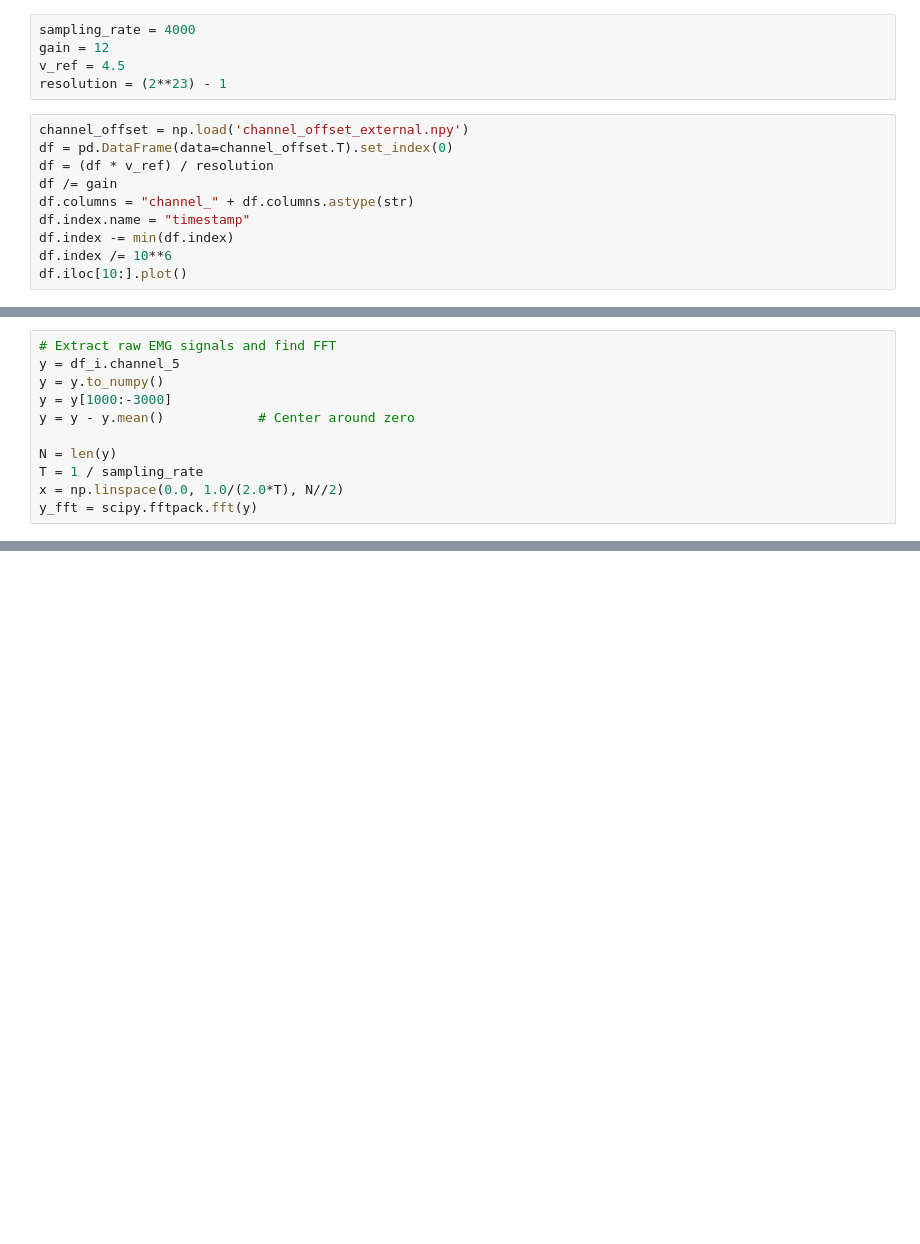
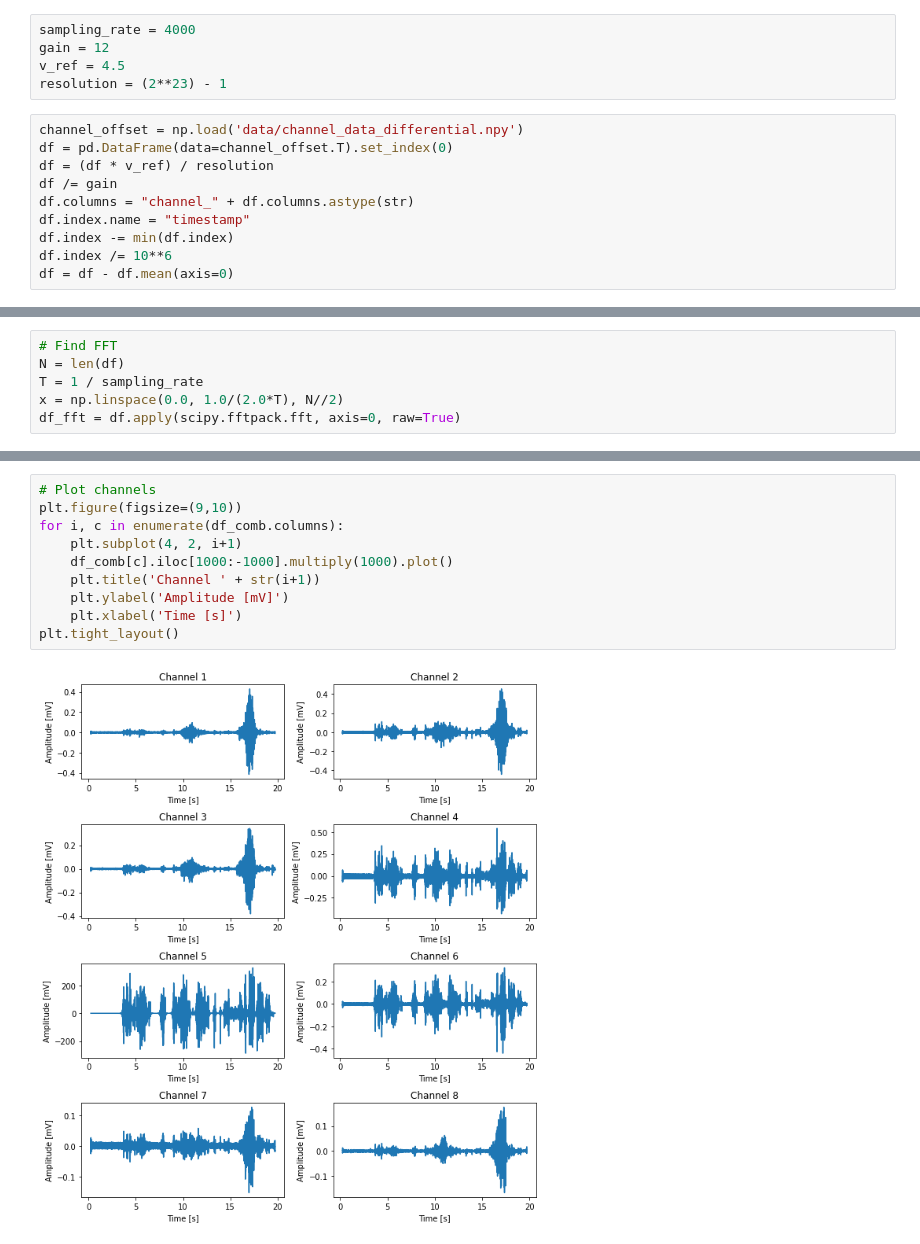
Before and after one commit to kstray/master-thesis-implementation, a Jupyter notebook: emg_processing.ipynb, the cells around one changed output, grey strips where cells are left out. Cells and saved outputs as stored; diff of their text form; blank space fills up the shorter version.

```diff
--- a/emg_processing.ipynb
+++ b/emg_processing.ipynb
@@ -11,7 +11,7 @@ gain = 12
 v_ref = 4.5
 resolution = (2**23) - 1
 # %%
-channel_offset = np.load('channel_offset_external.npy')
+channel_offset = np.load('data/channel_data_differential.npy')
 df = pd.DataFrame(data=channel_offset.T).set_index(0)
 df = (df * v_ref) / resolution
 df /= gain
@@ -19,4 +19,4 @@ df.columns = "channel_" + df.columns.astype(str)
 df.index.name = "timestamp"
 df.index -= min(df.index)
 df.index /= 10**6
-df.iloc[10:].plot()
+df = df - df.mean(axis=0)
@@ -58,14 +23,9 @@ Text(0.5, 0, 'Time')
 # %%
-# Extract raw EMG signals and find FFT
-y = df_i.channel_5
-y = y.to_numpy()
-y = y[1000:-3000]
-y = y - y.mean()            # Center around zero
-
-N = len(y)
+# Find FFT
+N = len(df)
 T = 1 / sampling_rate
 x = np.linspace(0.0, 1.0/(2.0*T), N//2)
-y_fft = scipy.fftpack.fft(y)
+df_fft = df.apply(scipy.fftpack.fft, axis=0, raw=True)
 # %%
 # Bandpass filter
 high = 20        # Remove DC-related noise
@@ -242,0 +113,12 @@ snr.mean()
+# %%
+# Plot channels
+plt.figure(figsize=(9,10))
+for i, c in enumerate(df_comb.columns):
+    plt.subplot(4, 2, i+1)
+    df_comb[c].iloc[1000:-1000].multiply(1000).plot()
+    plt.title('Channel ' + str(i+1))
+    plt.ylabel('Amplitude [mV]')
+    plt.xlabel('Time [s]')
+plt.tight_layout()
+# %% [output]
+[figure, added]
```
Also changed, not shown: parts of 12 cells of this notebook, 1 other file.
